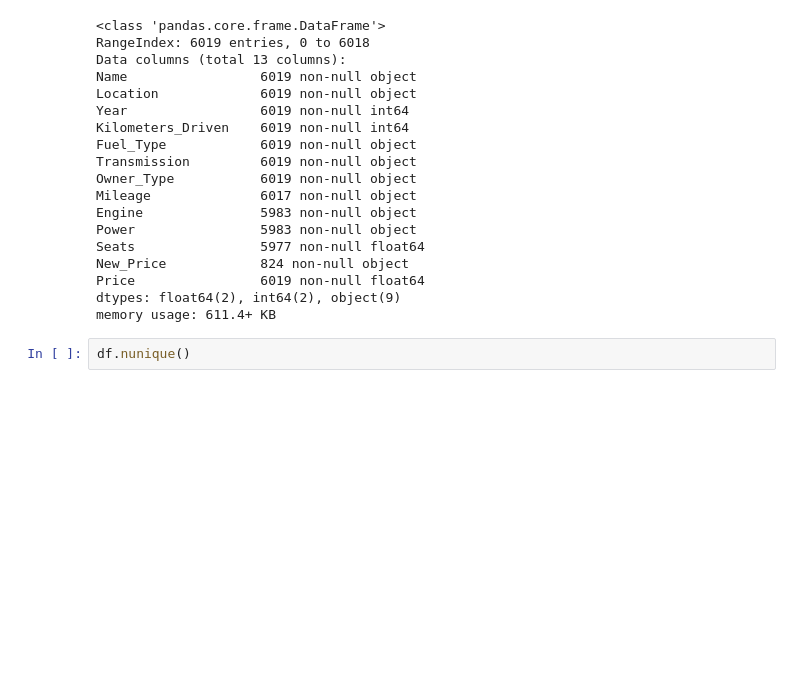
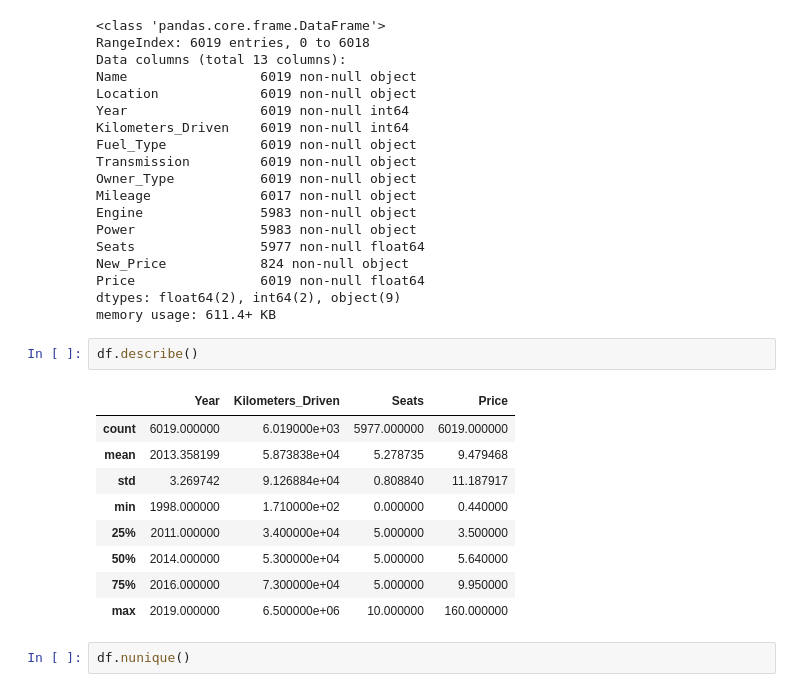
Before and after one commit to simon3358/oznal_2020, a Jupyter notebook: projekt.ipynb, the cells around one changed output. Saved outputs shown, nothing was run; the diff lists cells and outputs as text; blank space fills up the shorter version.

```diff
--- a/projekt.ipynb
+++ b/projekt.ipynb
@@ -54,6 +54,18 @@ New_Price            824 non-null object
 Price                6019 non-null float64
 dtypes: float64(2), int64(2), object(9)
 memory usage: 611.4+ KB
+# %%
+df.describe()
+# %% [output]
+|  | Year | Kilometers_Driven | Seats | Price |
+| count | 6019.000000 | 6.019000e+03 | 5977.000000 | 6019.000000 |
+| mean | 2013.358199 | 5.873838e+04 | 5.278735 | 9.479468 |
+| std | 3.269742 | 9.126884e+04 | 0.808840 | 11.187917 |
+| min | 1998.000000 | 1.710000e+02 | 0.000000 | 0.440000 |
+| 25% | 2011.000000 | 3.400000e+04 | 5.000000 | 3.500000 |
+| 50% | 2014.000000 | 5.300000e+04 | 5.000000 | 5.640000 |
+| 75% | 2016.000000 | 7.300000e+04 | 5.000000 | 9.950000 |
+| max | 2019.000000 | 6.500000e+06 | 10.000000 | 160.000000 |
 # %%
 df.nunique()
 # %% [output]
```
Also changed, not shown: parts of 7 cells of this notebook, 1 other file.
